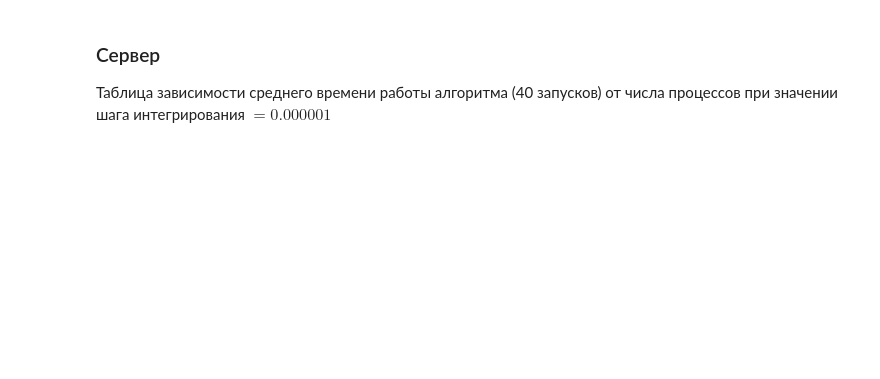
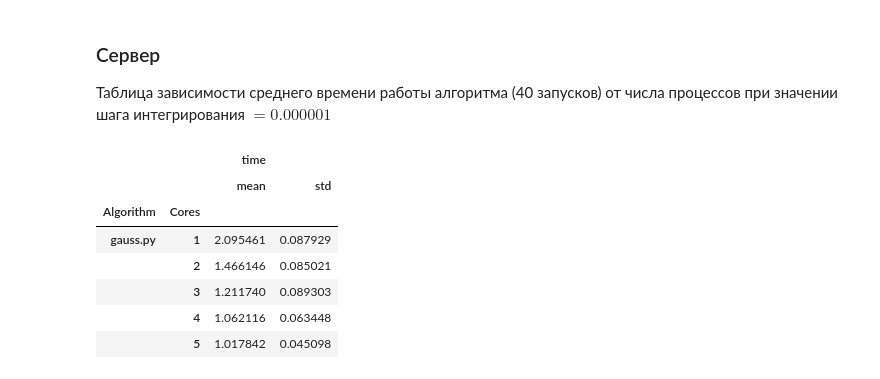
Before and after one commit to Venopacman/mpi_lab, a Jupyter notebook: Отчет о Лабораторной работе. Смирнов Павел.ipynb, the cells around one changed output. Saved outputs shown, nothing was run; the diff lists cells and outputs as text; code cells hidden in the pictures; blank space fills up the shorter version.

```diff
--- a/Отчет о Лабораторной работе. Смирнов Павел.ipynb
+++ b/Отчет о Лабораторной работе. Смирнов Павел.ipynb
@@ -108,7 +147,16 @@ pass
 # %%
 fp_server_df = pd.read_csv('fp_experiment_cluster_v2.csv')
 fp_server_df = fp_server_df.groupby(('Algorithm' , 'Cores')).aggregate({'time':['mean','std']})
-fp_server_df
+fp_server_df.head()
+# %% [output]
+|  |  | time |  |
+|  |  | mean | std |
+| Algorithm | Cores |  |  |
+| gauss.py | 1 | 2.095461 | 0.087929 |
+|  | 2 | 1.466146 | 0.085021 |
+|  | 3 | 1.211740 | 0.089303 |
+|  | 4 | 1.062116 | 0.063448 |
+|  | 5 | 1.017842 | 0.045098 |
 # %%
 fig, ax = plt.subplots(1, 1, figsize=(15,7))
 
```
Also changed, not shown: parts of 33 cells of this notebook.
